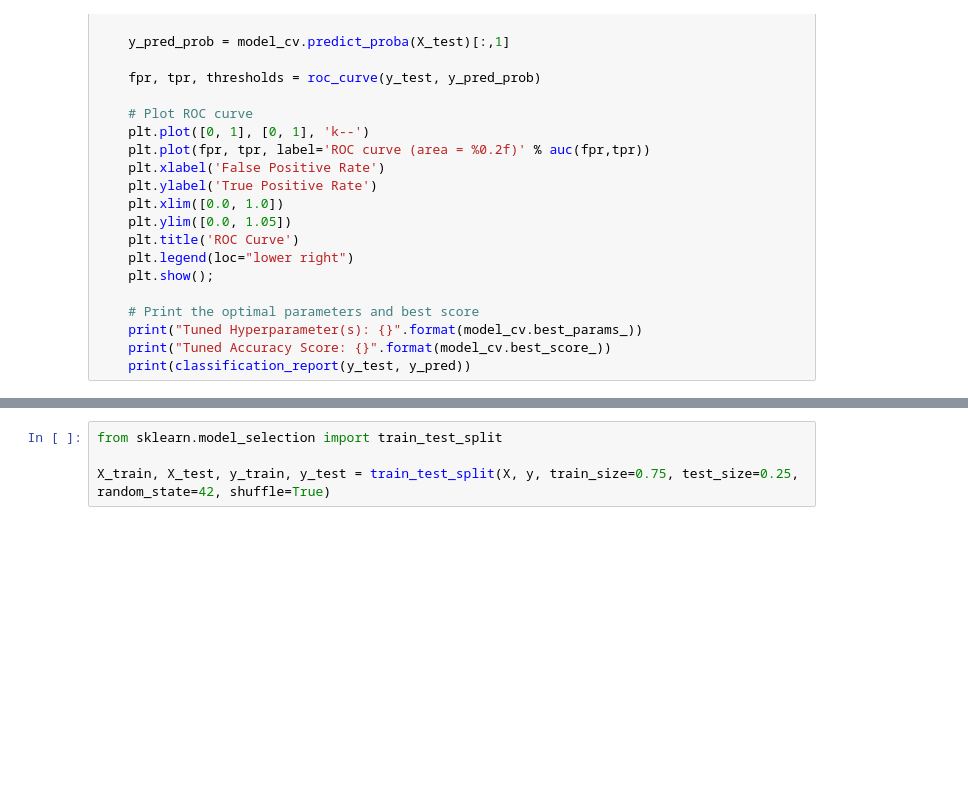
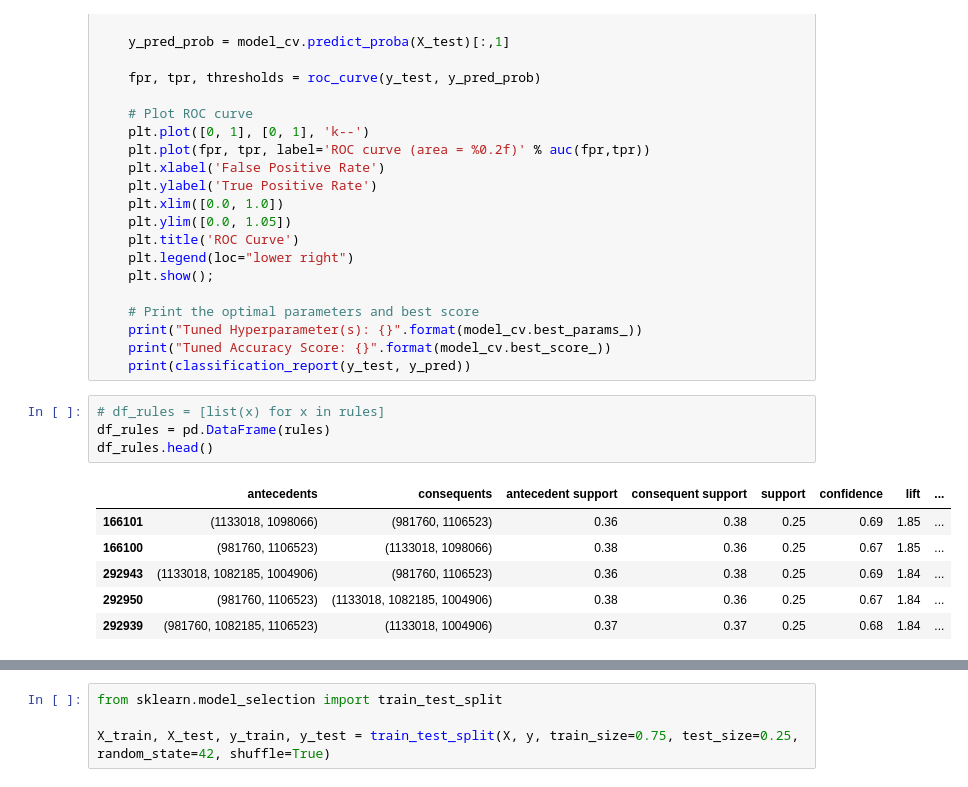
Before and after one commit to CJL89/Cold-Starter-Analysis, a Jupyter notebook: Cold_Starters_Machine_Learning.ipynb, the cells around one changed output, grey strips where cells are left out. Drawn from its saved outputs; the diff is of its cells as text; blank space fills up the shorter version.

```diff
--- a/Cold_Starters_Machine_Learning.ipynb
+++ b/Cold_Starters_Machine_Learning.ipynb
@@ -260,3 +178,14 @@ def train_test_model(X, y, model, params, test_size=.2, random_state=42):
     print("Tuned Hyperparameter(s): {}".format(model_cv.best_params_))
     print("Tuned Accuracy Score: {}".format(model_cv.best_score_))
     print(classification_report(y_test, y_pred))
+# %%
+# df_rules = [list(x) for x in rules]
+df_rules = pd.DataFrame(rules)
+df_rules.head()
+# %% [output]
+|  | antecedents | consequents | antecedent support | consequent support | support | confidence | lift | ... |
+| 166101 | (1133018, 1098066) | (981760, 1106523) | 0.36 | 0.38 | 0.25 | 0.69 | 1.85 | ... |
+| 166100 | (981760, 1106523) | (1133018, 1098066) | 0.38 | 0.36 | 0.25 | 0.67 | 1.85 | ... |
+| 292943 | (1133018, 1082185, 1004906) | (981760, 1106523) | 0.36 | 0.38 | 0.25 | 0.69 | 1.84 | ... |
+| 292950 | (981760, 1106523) | (1133018, 1082185, 1004906) | 0.38 | 0.36 | 0.25 | 0.67 | 1.84 | ... |
+| 292939 | (981760, 1082185, 1106523) | (1133018, 1004906) | 0.37 | 0.37 | 0.25 | 0.68 | 1.84 | ... |
```
Also changed, not shown: parts of 21 cells of this notebook, 1 other file.
